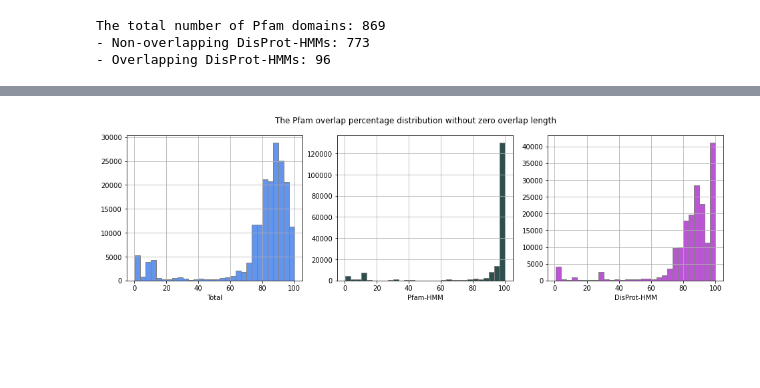
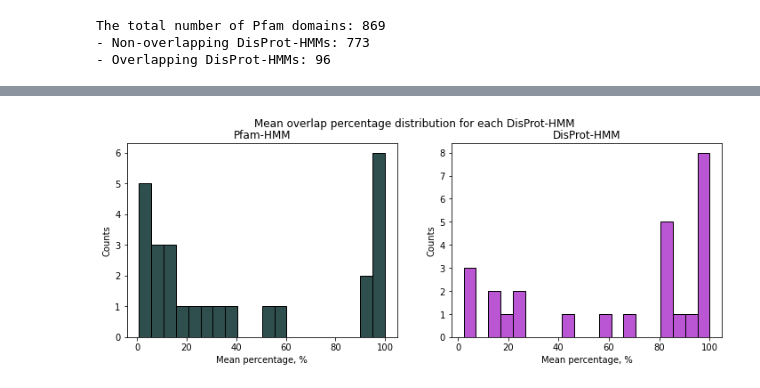
Before and after one commit to AlyaHarvelle/HMMER, a Jupyter notebook: hmm_analysis.ipynb, the cells around one changed output, grey strips where cells are left out. Drawn from its saved outputs; the diff is of its cells as text; code cells hidden in the pictures; blank space fills up the shorter version.

```diff
--- a/hmm_analysis.ipynb
+++ b/hmm_analysis.ipynb
@@ -209,17 +254,20 @@ plt.show()
 # %%
-# Plot the percentage distribution
-fig, (ax1, ax2, ax3) = plt.subplots(1, 3, figsize=(16, 4))
-ax1.hist(overlap_total_df['overl_perc'], bins=30, edgecolor='gray', color='cornflowerblue', alpha=1, label='Overlapping')
-ax2.hist(overlap_total_df['overl_pfam'], bins=30, edgecolor='gray', color='darkslategray', alpha=1, label='Overlapping')
-ax3.hist(overlap_total_df['overl_ali'], bins=30, edgecolor='gray', color='mediumorchid', alpha=1, label='Overlapping')
-ax1.set_xlabel('Total')
-ax2.set_xlabel('Pfam-HMM')
-ax3.set_xlabel('DisProt-HMM')
-ax1.grid()
-ax2.grid()
-ax3.grid()
-plt.suptitle('The Pfam overlap percentage distribution without zero overlap length')
+# Plot the percentage distribution grouped by hmm_id
+fig, (ax1, ax2) = plt.subplots(1, 2, figsize=(12, 4))
+overlap_pfam_grouped = overlap_total_df.groupby('hmm_id')['overl_pfam']
+overlap_ali_grouped = overlap_total_df.groupby('hmm_id')['overl_ali']
+
+ax1.hist(overlap_pfam_grouped.mean(), bins=20, edgecolor='black', color='darkslategray', alpha=1, label='Overlapping')
+ax2.hist(overlap_ali_grouped.mean(), bins=20, edgecolor='black', color='mediumorchid', alpha=1, label='Overlapping')
+
+ax1.set_title('Pfam-HMM')
+ax2.set_title('DisProt-HMM')
+ax1.set_xlabel('Mean percentage, %')
+ax2.set_xlabel('Mean percentage, %')
+ax1.set_ylabel('Counts')
+ax2.set_ylabel('Counts')
+plt.suptitle('Mean overlap percentage distribution for each DisProt-HMM')
 plt.show()
 # %% [output]
-[figure, old version]
+[figure, new version]
 # %%
```
Also changed, not shown: parts of 21 cells of this notebook.
